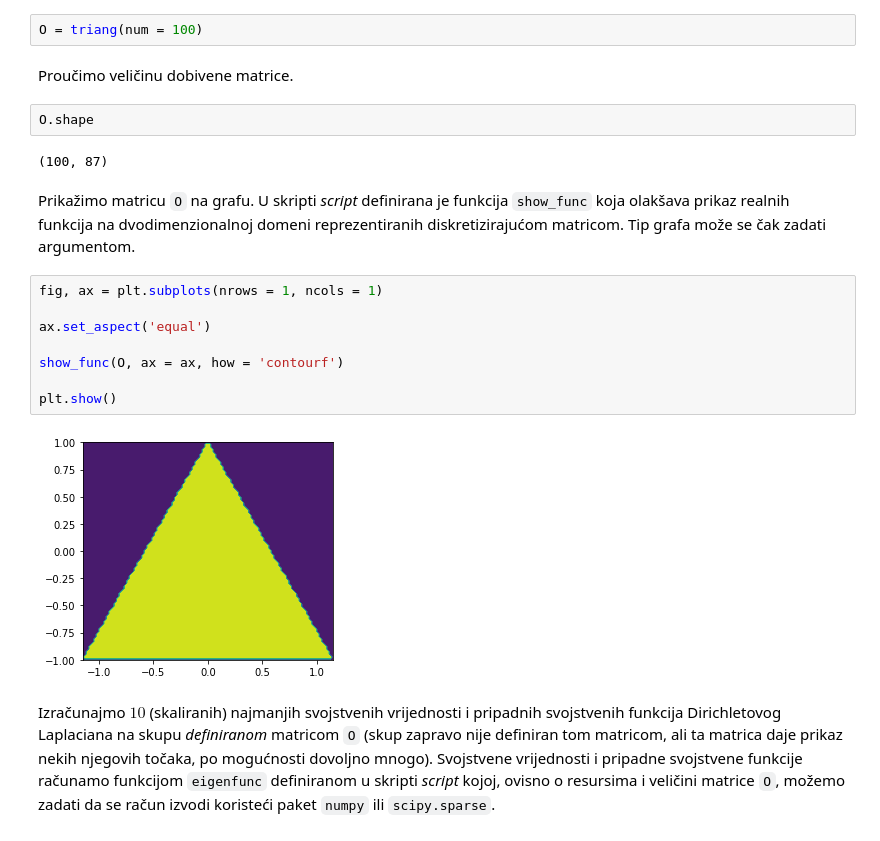
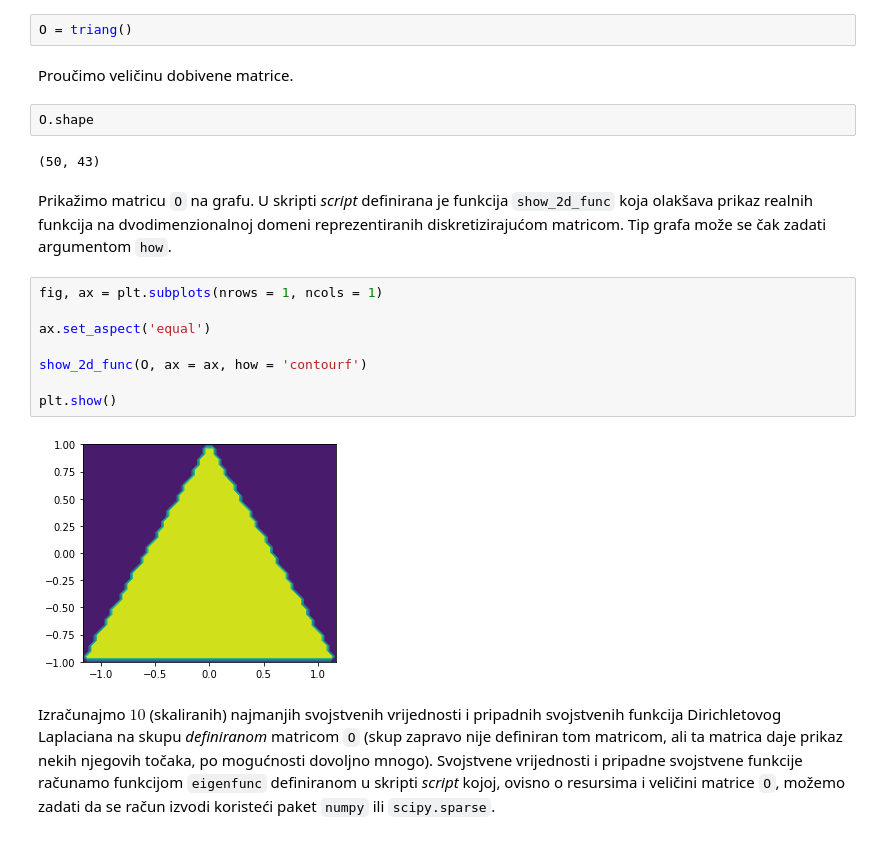
Before and after one commit to DavorPenzar/diplomski, a Jupyter notebook: code/Numericki_racun.ipynb, the cells around one changed output. Cells and saved outputs as stored; diff of their text form.

```diff
--- a/code/Numericki_racun.ipynb
+++ b/code/Numericki_racun.ipynb
@@ -25,23 +25,23 @@ U skripti *script* definirane su funkcije `triang` za konstrukciju trokutne dome
 # %%
-O = triang(num = 100)
+O = triang()
 # %% [markdown]
 Proučimo veličinu dobivene matrice.
 # %%
 O.shape
 # %% [output]
-(100, 87)
+(50, 43)
 # %% [markdown]
-Prikažimo matricu `O` na grafu. U skripti *script* definirana je funkcija `show_func` koja olakšava prikaz realnih funkcija na dvodimenzionalnoj domeni reprezentiranih diskretizirajućom matricom. Tip grafa može se čak zadati argumentom.
+Prikažimo matricu `O` na grafu. U skripti *script* definirana je funkcija `show_2d_func` koja olakšava prikaz realnih funkcija na dvodimenzionalnoj domeni reprezentiranih diskretizirajućom matricom. Tip grafa može se čak zadati argumentom `how`.
 # %%
 fig, ax = plt.subplots(nrows = 1, ncols = 1)
 
 ax.set_aspect('equal')
 
-show_func(O, ax = ax, how = 'contourf')
+show_2d_func(O, ax = ax, how = 'contourf')
 
 plt.show()
 # %% [output]
-[figure, old version]
+[figure, new version]
 # %% [markdown]
 Izračunajmo $ 10 $ (skaliranih) najmanjih svojstvenih vrijednosti i pripadnih svojstvenih funkcija Dirichletovog Laplaciana na skupu *definiranom* matricom `O` (skup zapravo nije definiran tom matricom, ali ta matrica daje prikaz nekih njegovih točaka, po mogućnosti dovoljno mnogo). Svojstvene vrijednosti i pripadne svojstvene funkcije računamo funkcijom `eigenfunc` definiranom u skripti *script* kojoj, ovisno o resursima i veličini matrice `O`, možemo zadati da se račun izvodi koristeći paket `numpy` ili `scipy.sparse`.
 # %%
```
Also changed, not shown: parts of 4 cells of this notebook, 2 other files.
